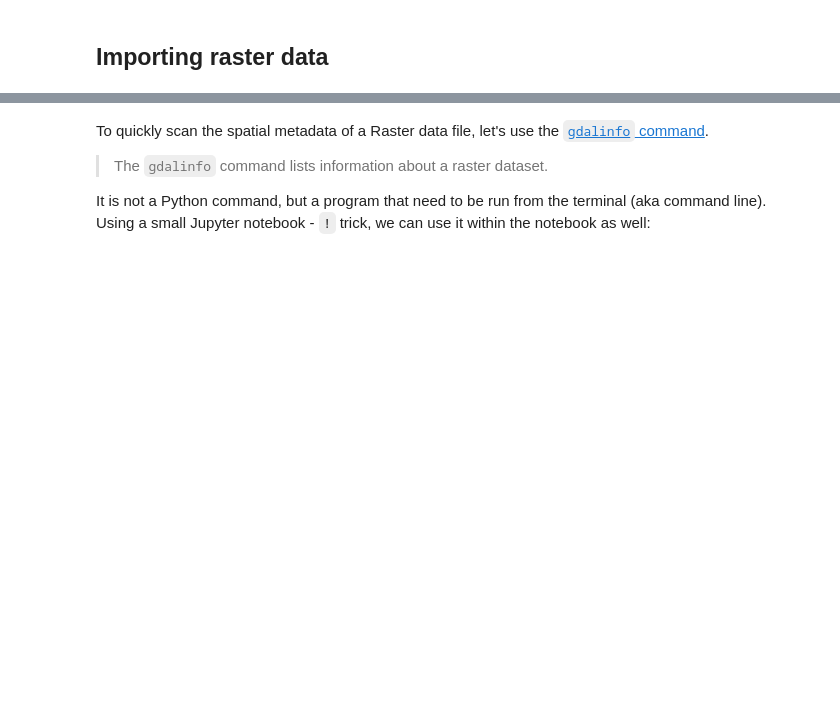
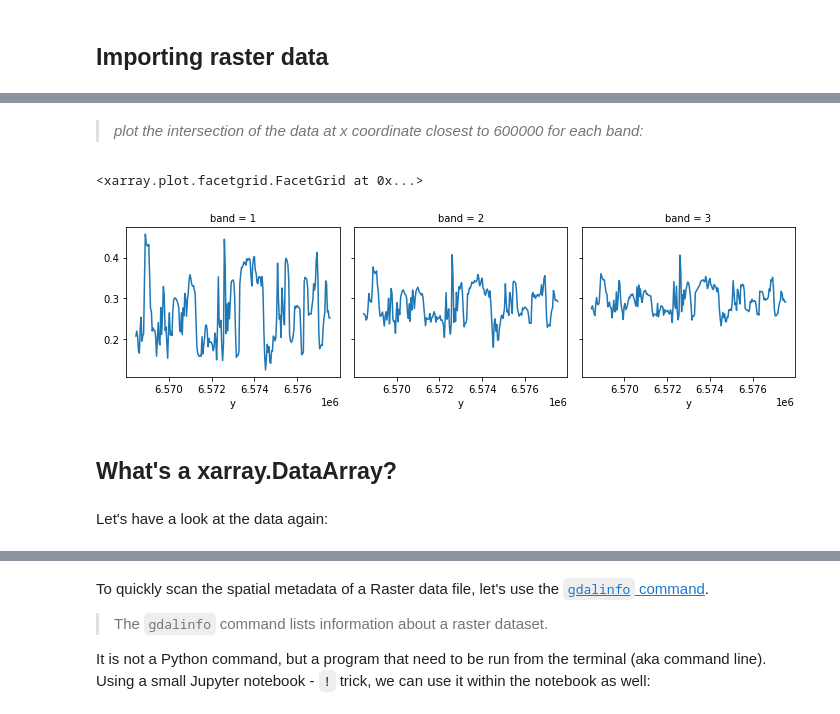
Before and after one commit to jorisvandenbossche/course-python-geospatial, a Jupyter notebook: notebooks/10-introduction-raster.ipynb, the cells around one changed output, grey strips where cells are left out. Saved outputs shown, nothing was run; the diff lists cells and outputs as text; code cells hidden in the pictures; blank space fills up the shorter version.

```diff
--- a/notebooks/10-introduction-raster.ipynb
+++ b/notebooks/10-introduction-raster.ipynb
@@ -58,0 +89,11 @@ A raster is just an __image__ in local pixel coordinates until we specify what p
+# %% [markdown]
+> _plot the intersection of the data at x coordinate closest to 600000 for each band:_
+# %%
+herstappe.sel(x=600_000, method='nearest').plot.line(col='band')
+# %% [output]
+<xarray.plot.facetgrid.FacetGrid at 0x...>
+[figure, added]
+# %% [markdown]
+## What's a xarray.DataArray?
+# %% [markdown]
+Let's have a look at the data again:
```
Also changed, not shown: parts of 90 cells of this notebook.
